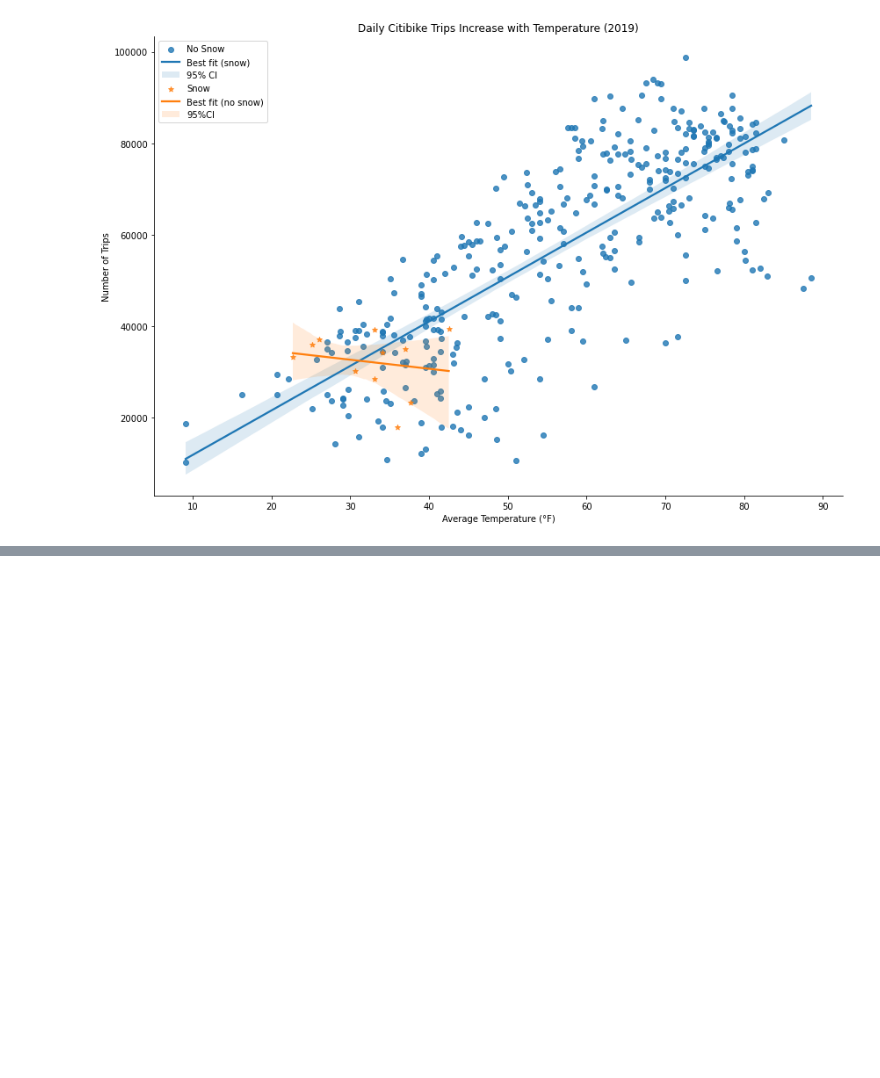
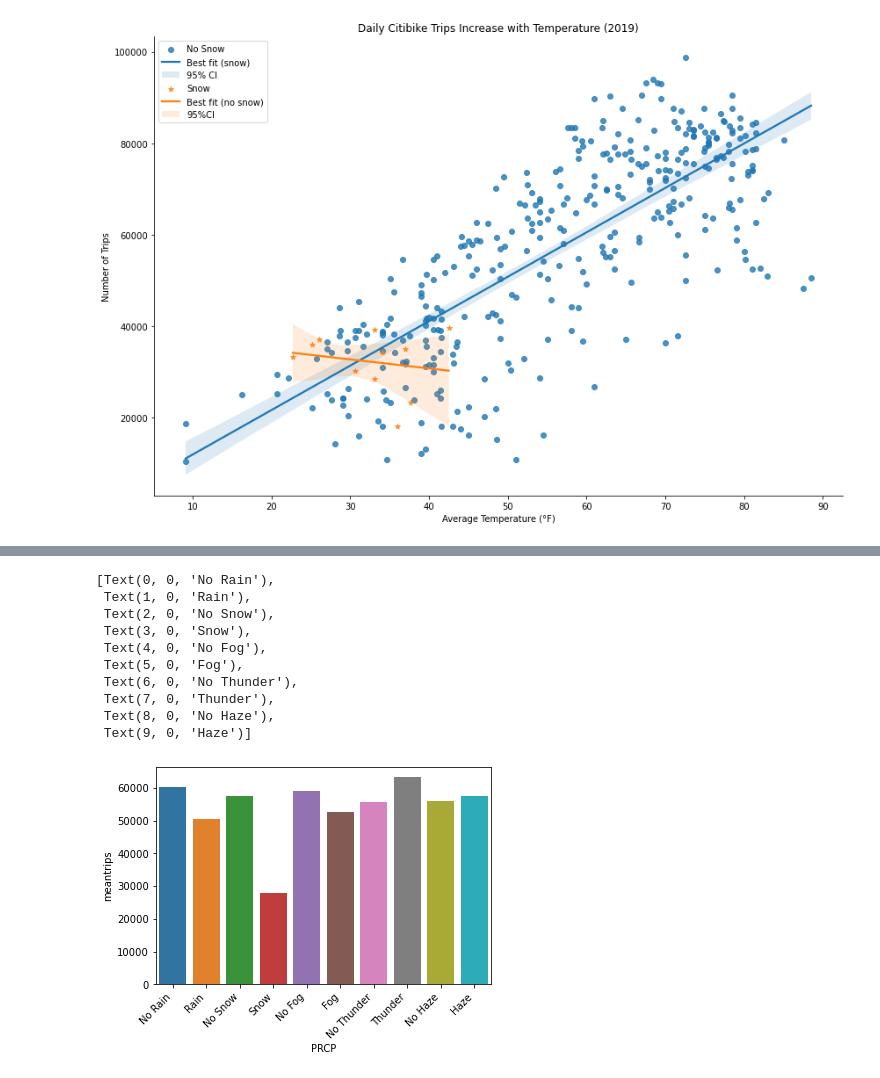
Before and after one commit to rishigoutam/citibike, a Jupyter notebook: eda/weather.ipynb, the cells around one changed output, grey strips where cells are left out. Saved outputs shown, nothing was run; the diff lists cells and outputs as text; code cells hidden in the pictures; blank space fills up the shorter version.

Commit message:
create precipitation plots

```diff
--- a/eda/weather.ipynb
+++ b/eda/weather.ipynb
@@ -150,0 +199,36 @@ plt.show()
+# %%
+snow = (
+    g.groupby("SNOW")["counttrips"]
+    .mean()
+    .reset_index()
+    .rename(columns={"SNOW": "PRCP", "counttrips": "meantrips"})
+)
+snow.PRCP = snow.PRCP.apply(lambda x: "Snow" if x > 0 else "No Snow")
+
+fog = (
+    g.groupby("Fog")["counttrips"]
+    .mean()
+    .reset_index()
+    .rename(columns={"Fog": "PRCP", "counttrips": "meantrips"})
+)
+fog.PRCP = fog.PRCP.apply(lambda x: "Fog" if x > 0 else "No Fog")
+
+thunder = (
+    g.groupby("Thunder")["counttrips"]
+    .mean()
+    .reset_index()
+    .rename(columns={"Thunder": "PRCP", "counttrips": "meantrips"})
+)
+thunder.PRCP = thunder.PRCP.apply(lambda x: "Thunder" if x > 0 else "No Thunder")
+
+haze = (
+    g.groupby("Haze")["counttrips"]
+    .mean()
+    .reset_index()
+    .rename(columns={"Haze": "PRCP", "counttrips": "meantrips"})
+)
+haze.PRCP = haze.PRCP.apply(lambda x: "Haze" if x > 0 else "No Haze")
+# %%
+g = pd.concat([rain, snow, fog, thunder, haze], axis=0)
+g.meantrips = g.meantrips.round()
+g
@@ -150,0 +247,15 @@ plt.show()
+# %%
+x = sns.barplot(x=g.PRCP, y=g.meantrips)
+x.set_xticklabels(x.get_xticklabels(), rotation=45, horizontalalignment="right")
+# %% [output]
+[Text(0, 0, 'No Rain'),
+ Text(1, 0, 'Rain'),
+ Text(2, 0, 'No Snow'),
+ Text(3, 0, 'Snow'),
+ Text(4, 0, 'No Fog'),
+ Text(5, 0, 'Fog'),
+ Text(6, 0, 'No Thunder'),
+ Text(7, 0, 'Thunder'),
+ Text(8, 0, 'No Haze'),
+ Text(9, 0, 'Haze')]
+[figure, added]
```
Also changed, not shown: parts of 9 cells of this notebook.
